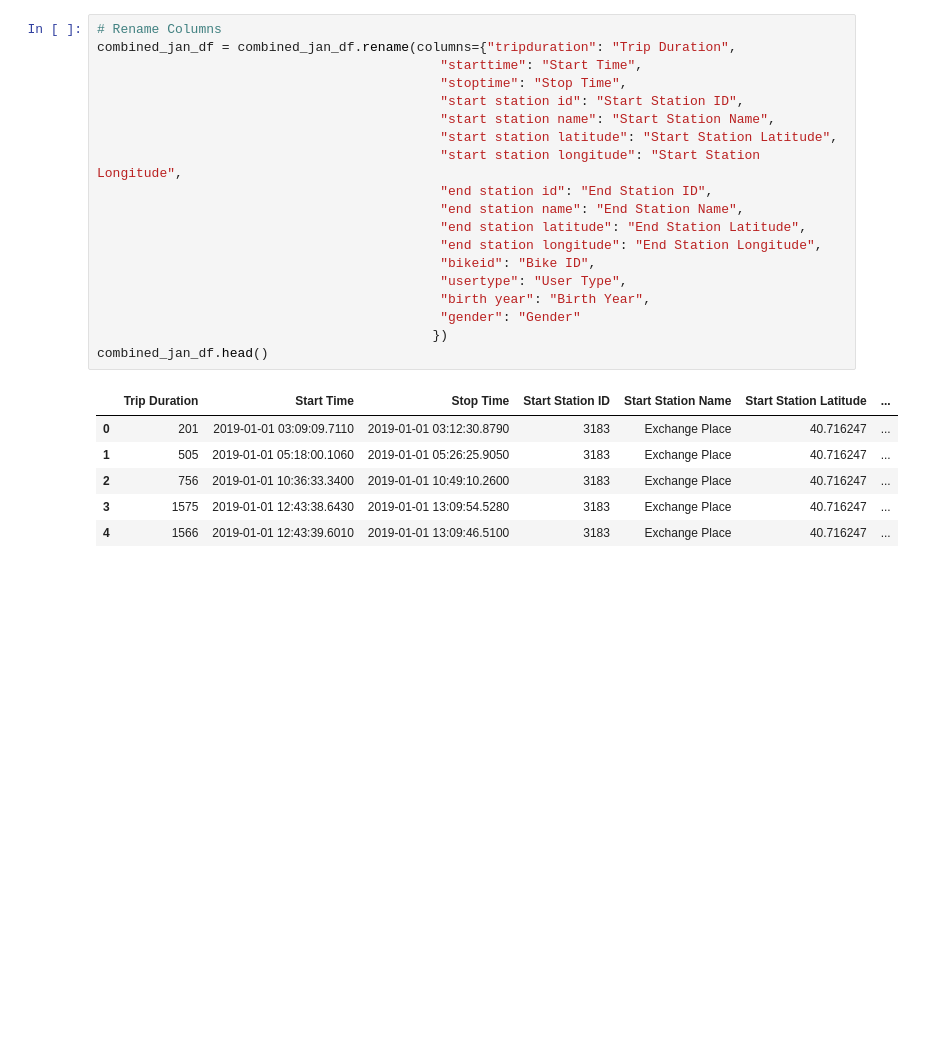
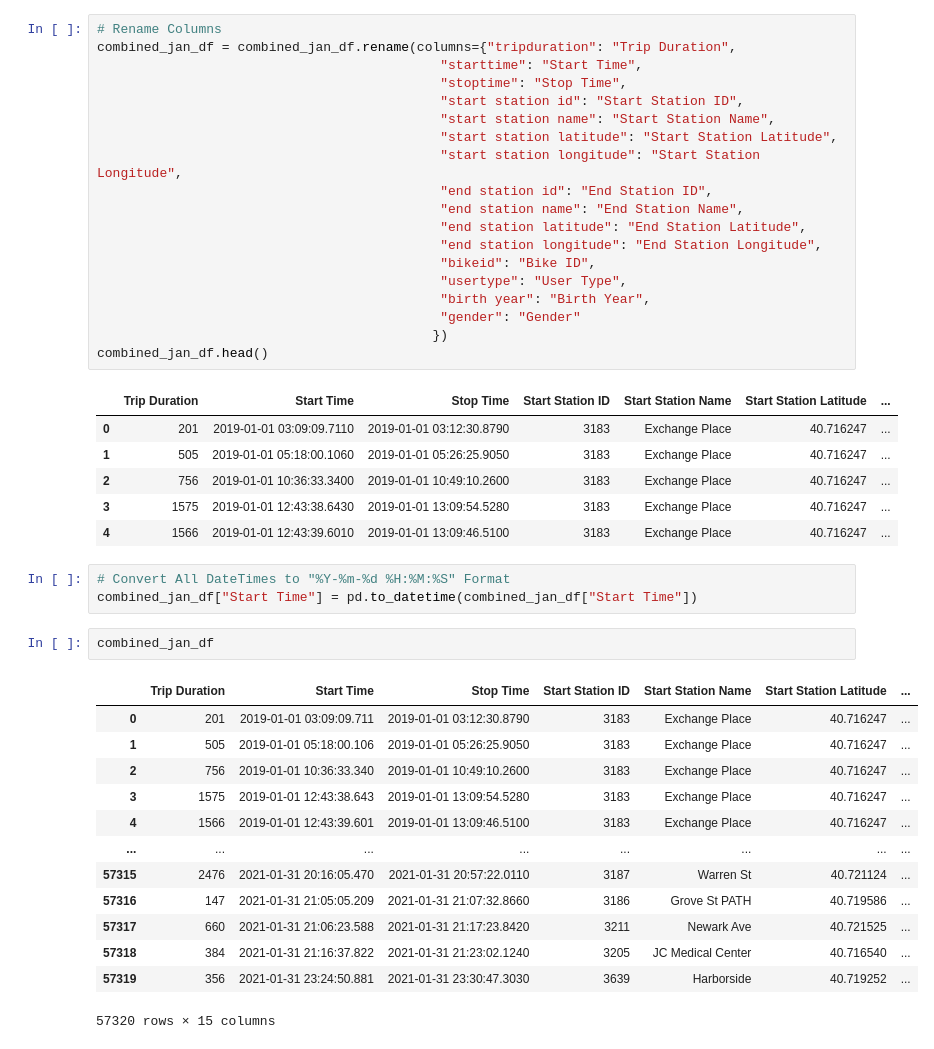
Before and after one commit to RUBALBHULLAR/Citi-Bike-Analytics, a Jupyter notebook: data_engineering.ipynb, the cells around one changed output. Cells and saved outputs as stored; diff of their text form; blank space fills up the shorter version.

```diff
--- a/data_engineering.ipynb
+++ b/data_engineering.ipynb
@@ -66,3 +66,22 @@ combined_jan_df.head()
 | 2 | 756 | 2019-01-01 10:36:33.3400 | 2019-01-01 10:49:10.2600 | 3183 | Exchange Place | 40.716247 | ... |
 | 3 | 1575 | 2019-01-01 12:43:38.6430 | 2019-01-01 13:09:54.5280 | 3183 | Exchange Place | 40.716247 | ... |
 | 4 | 1566 | 2019-01-01 12:43:39.6010 | 2019-01-01 13:09:46.5100 | 3183 | Exchange Place | 40.716247 | ... |
+# %%
+# Convert All DateTimes to "%Y-%m-%d %H:%M:%S" Format
+combined_jan_df["Start Time"] = pd.to_datetime(combined_jan_df["Start Time"])
+# %%
+combined_jan_df
+# %% [output]
+|  | Trip Duration | Start Time | Stop Time | Start Station ID | Start Station Name | Start Station Latitude | ... |
+| 0 | 201 | 2019-01-01 03:09:09.711 | 2019-01-01 03:12:30.8790 | 3183 | Exchange Place | 40.716247 | ... |
+| 1 | 505 | 2019-01-01 05:18:00.106 | 2019-01-01 05:26:25.9050 | 3183 | Exchange Place | 40.716247 | ... |
+| 2 | 756 | 2019-01-01 10:36:33.340 | 2019-01-01 10:49:10.2600 | 3183 | Exchange Place | 40.716247 | ... |
+| 3 | 1575 | 2019-01-01 12:43:38.643 | 2019-01-01 13:09:54.5280 | 3183 | Exchange Place | 40.716247 | ... |
+| 4 | 1566 | 2019-01-01 12:43:39.601 | 2019-01-01 13:09:46.5100 | 3183 | Exchange Place | 40.716247 | ... |
+| ... | ... | ... | ... | ... | ... | ... | ... |
+| 57315 | 2476 | 2021-01-31 20:16:05.470 | 2021-01-31 20:57:22.0110 | 3187 | Warren St | 40.721124 | ... |
+| 57316 | 147 | 2021-01-31 21:05:05.209 | 2021-01-31 21:07:32.8660 | 3186 | Grove St PATH | 40.719586 | ... |
+| 57317 | 660 | 2021-01-31 21:06:23.588 | 2021-01-31 21:17:23.8420 | 3211 | Newark Ave | 40.721525 | ... |
+| 57318 | 384 | 2021-01-31 21:16:37.822 | 2021-01-31 21:23:02.1240 | 3205 | JC Medical Center | 40.716540 | ... |
+| 57319 | 356 | 2021-01-31 23:24:50.881 | 2021-01-31 23:30:47.3030 | 3639 | Harborside | 40.719252 | ... |
+57320 rows × 15 columns
```
